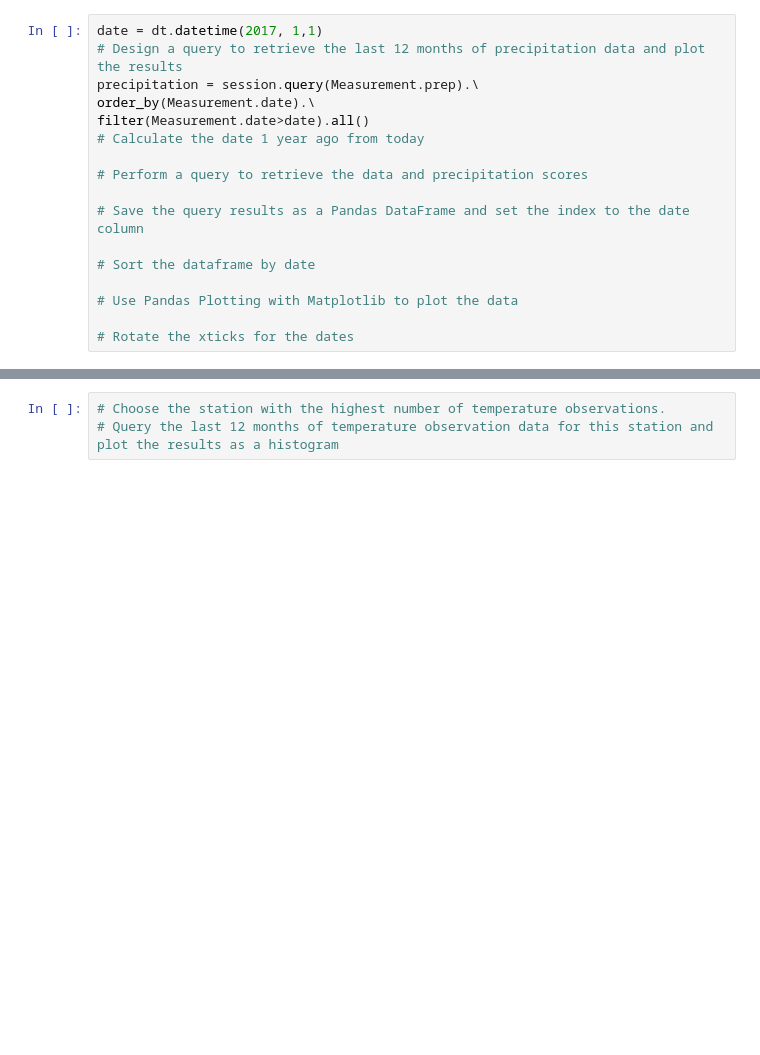
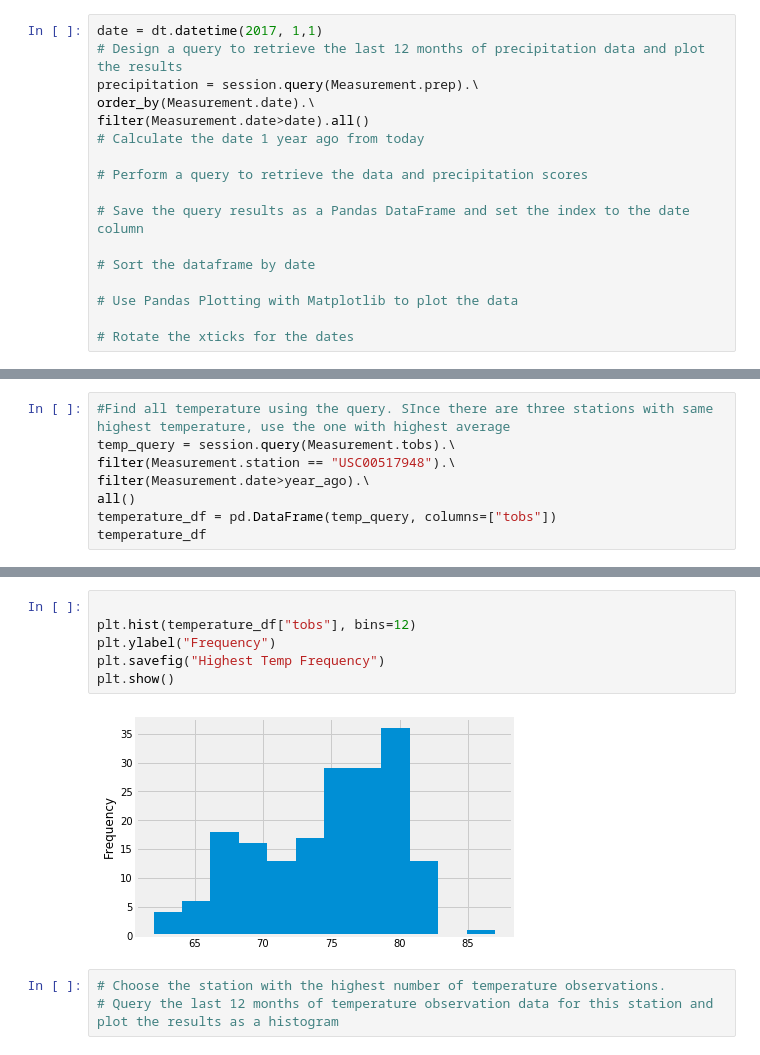
Before and after one commit to yuhsul1/Advanced-Data-Storage-and-Retrieval, a Jupyter notebook: climate_starter.ipynb, the cells around one changed output, grey strips where cells are left out. Drawn from its saved outputs; the diff is of its cells as text; blank space fills up the shorter version.

```diff
--- a/climate_starter.ipynb
+++ b/climate_starter.ipynb
@@ -138,2 +178,10 @@ filter(Measurement.date>date).all()
 # %% [output]
 [(54.0, 85.0, 71.66378066378067)]
+# %%
+#Find all temperature using the query. SInce there are three stations with same highest temperature, use the one with highest average
+temp_query = session.query(Measurement.tobs).\
+filter(Measurement.station == "USC00517948").\
+filter(Measurement.date>year_ago).\
+all()
+temperature_df = pd.DataFrame(temp_query, columns=["tobs"])
+temperature_df
@@ -140,3 +207,11 @@ filter(Measurement.date>date).all()
+# %%
+
+plt.hist(temperature_df["tobs"], bins=12)
+plt.ylabel("Frequency")
+plt.savefig("Highest Temp Frequency")
+plt.show()
+# %% [output]
+[figure, added]
 # %%
 # Choose the station with the highest number of temperature observations.
 # Query the last 12 months of temperature observation data for this station and plot the results as a histogram
```
Also changed, not shown: parts of 8 cells of this notebook, 2 other files.
